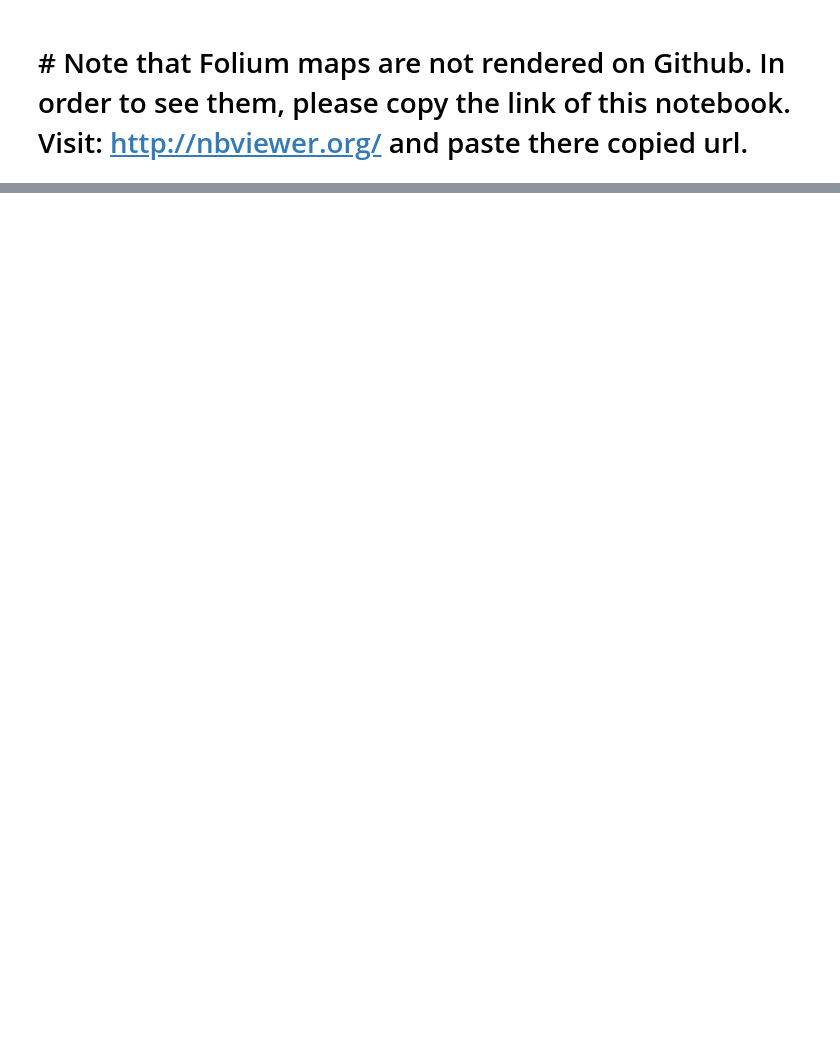
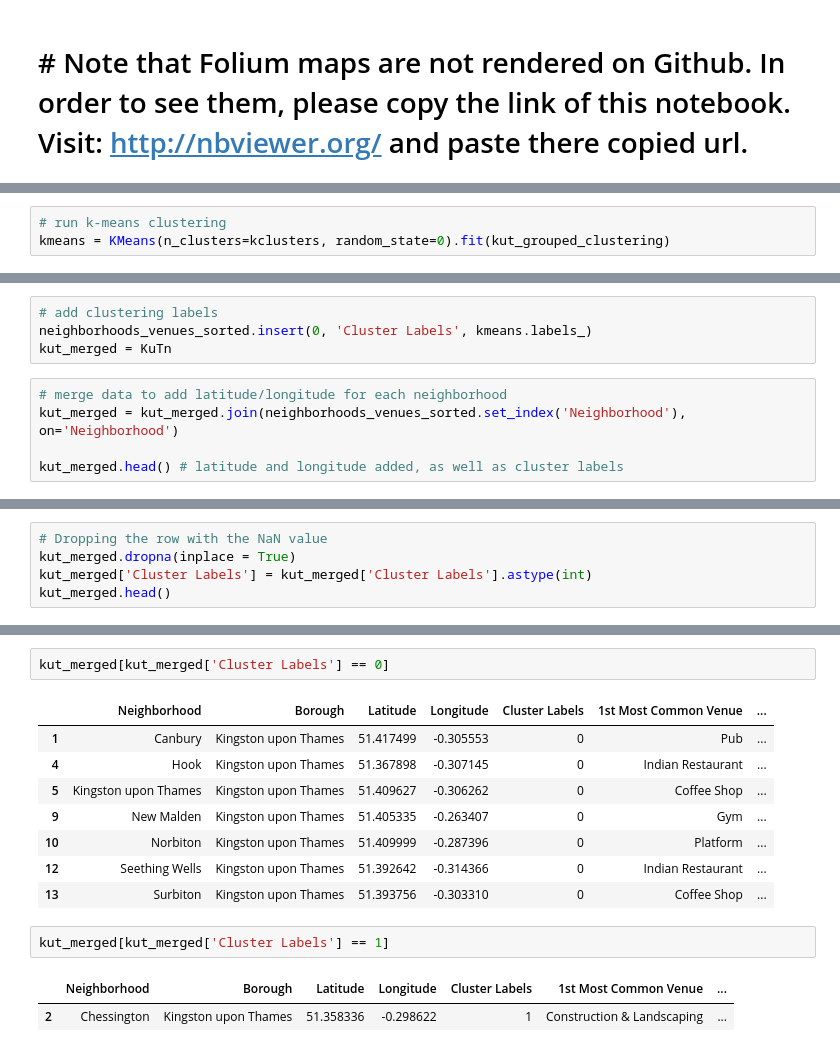
Before and after one commit to natasakovac/repository_course_IBM, a Jupyter notebook: Battle of neighborhoods.ipynb, the cells around one changed output, grey strips where cells are left out. Cells and saved outputs as stored; diff of their text form; blank space fills up the shorter version.

```diff
--- a/Battle of neighborhoods.ipynb
+++ b/Battle of neighborhoods.ipynb
@@ -385,0 +672,3 @@ HTML(map_clusters._repr_html_())
+# %%
+# run k-means clustering
+kmeans = KMeans(n_clusters=kclusters, random_state=0).fit(kut_grouped_clustering)
@@ -385,0 +680,9 @@ HTML(map_clusters._repr_html_())
+# %%
+# add clustering labels
+neighborhoods_venues_sorted.insert(0, 'Cluster Labels', kmeans.labels_)
+kut_merged = KuTn
+# %%
+# merge data to add latitude/longitude for each neighborhood
+kut_merged = kut_merged.join(neighborhoods_venues_sorted.set_index('Neighborhood'), on='Neighborhood')
+
+kut_merged.head() # latitude and longitude added, as well as cluster labels
@@ -385,0 +696,5 @@ HTML(map_clusters._repr_html_())
+# %%
+# Dropping the row with the NaN value
+kut_merged.dropna(inplace = True)
+kut_merged['Cluster Labels'] = kut_merged['Cluster Labels'].astype(int)
+kut_merged.head()
@@ -385,0 +734,16 @@ HTML(map_clusters._repr_html_())
+# %%
+kut_merged[kut_merged['Cluster Labels'] == 0]
+# %% [output]
+|  | Neighborhood | Borough | Latitude | Longitude | Cluster Labels | 1st Most Common Venue | ... |
+| 1 | Canbury | Kingston upon Thames | 51.417499 | -0.305553 | 0 | Pub | ... |
+| 4 | Hook | Kingston upon Thames | 51.367898 | -0.307145 | 0 | Indian Restaurant | ... |
+| 5 | Kingston upon Thames | Kingston upon Thames | 51.409627 | -0.306262 | 0 | Coffee Shop | ... |
+| 9 | New Malden | Kingston upon Thames | 51.405335 | -0.263407 | 0 | Gym | ... |
+| 10 | Norbiton | Kingston upon Thames | 51.409999 | -0.287396 | 0 | Platform | ... |
+| 12 | Seething Wells | Kingston upon Thames | 51.392642 | -0.314366 | 0 | Indian Restaurant | ... |
+| 13 | Surbiton | Kingston upon Thames | 51.393756 | -0.303310 | 0 | Coffee Shop | ... |
+# %%
+kut_merged[kut_merged['Cluster Labels'] == 1]
+# %% [output]
+|  | Neighborhood | Borough | Latitude | Longitude | Cluster Labels | 1st Most Common Venue | ... |
+| 2 | Chessington | Kingston upon Thames | 51.358336 | -0.298622 | 1 | Construction & Landscaping | ... |
```
Also changed, not shown: parts of 28 cells of this notebook.
